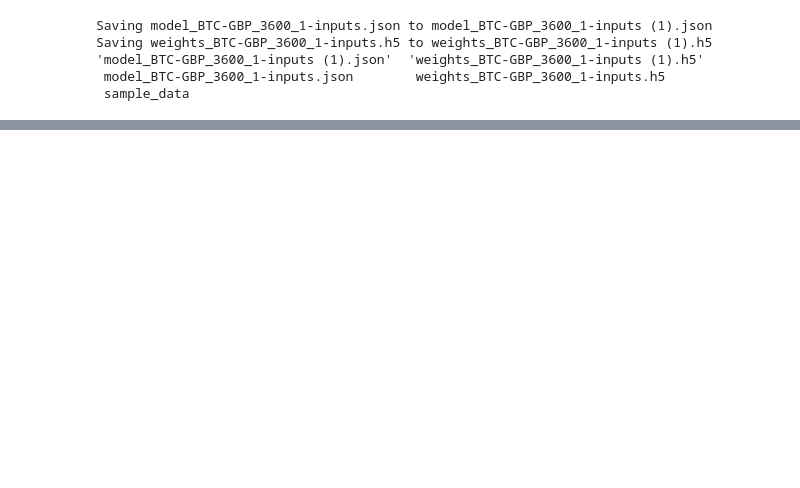
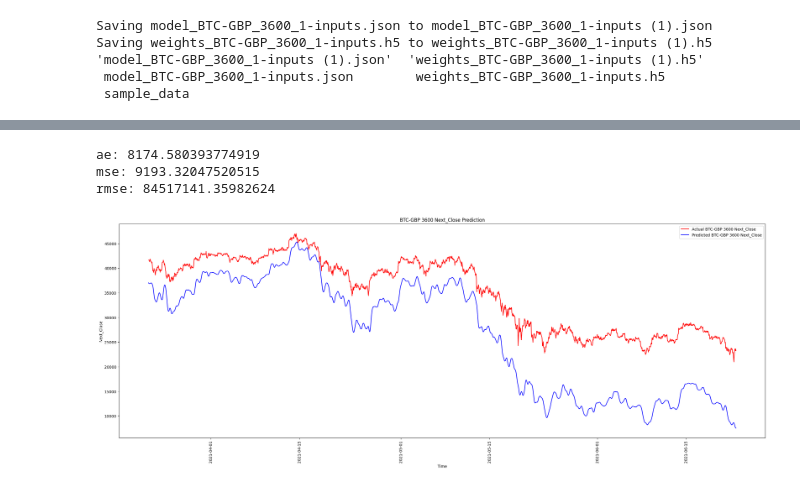
Before and after one commit to whittlem/colabnotebooks, a Jupyter notebook: TradingAI_LSTM_BitcoinHourly.ipynb, the cells around one changed output, grey strips where cells are left out. Cells and saved outputs as stored; diff of their text form; code cells hidden in the pictures; blank space fills up the shorter version.

```diff
--- a/TradingAI_LSTM_BitcoinHourly.ipynb
+++ b/TradingAI_LSTM_BitcoinHourly.ipynb
@@ -273,10 +313,20 @@ print ('y_pred.shape:', y_pred.shape)
+# %%
+print ('ae:', mean_absolute_error(df['close'][-len(y_pred):].values, y_pred))
+print ('mse:', mean_squared_error(df['close'][-len(y_pred):].values, y_pred, squared=False))
+print ('rmse:', mean_squared_error(df['close'][-len(y_pred):].values, y_pred))
+# %% [output]
+ae: 8174.580393774919
+mse: 9193.32047520515
+rmse: 84517141.35982624
 # %%
 plt.figure(figsize=(30,10))
-plt.plot(df['date'].tail(len(y_pred)), df['close'][-len(y_pred):].values, color='red', label=f'Actual {market} {granularity} Daily {y.columns.values[0].title()}')
-plt.plot(df['date'].tail(len(y_pred)), y_pred, color='blue', label=f'Predicted {market} {granularity} Daily {y.columns.values[0].title()}')
-plt.title(f'{market} {granularity} Daily {y.columns.values[0].title()} Prediction')
+plt.plot(df['date'].tail(len(y_pred)), df['close'][-len(y_pred):].values, color='red', label=f'Actual {market} {granularity} {y.columns.values[0].title()}')
+plt.plot(df['date'].tail(len(y_pred)), y_pred, color='blue', label=f'Predicted {market} {granularity} {y.columns.values[0].title()}')
+plt.title(f'{market} {granularity} {y.columns.values[0].title()} Prediction')
 plt.xlabel('Time')
 plt.ylabel(f'{y.columns.values[0].title()}')
 plt.xticks(rotation=90)
 plt.legend()
 plt.show()
+# %% [output]
+[figure, added]
```
Also changed, not shown: parts of 9 cells of this notebook, 1 other file.
